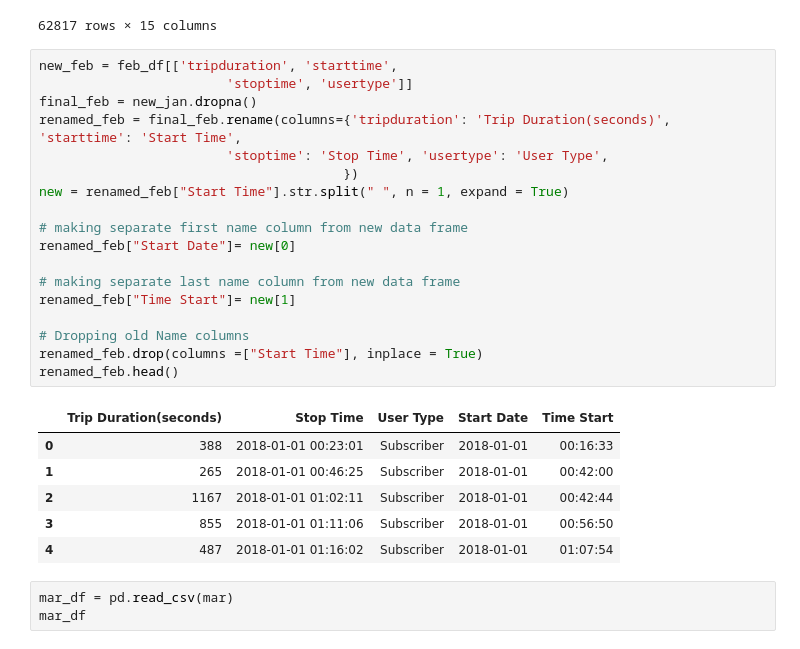
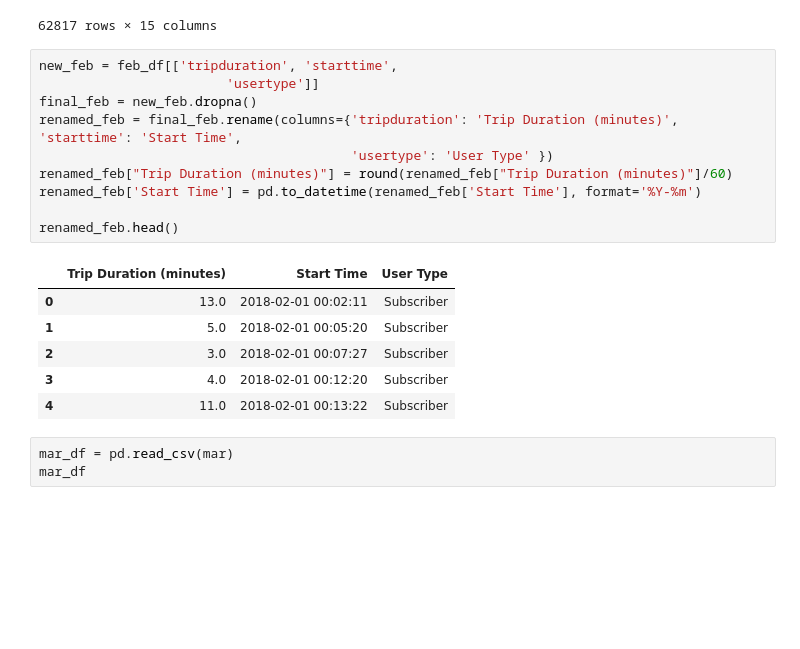
Before and after one commit to uncncsu/project-1, a Jupyter notebook: vp_br/Boston Cleaning Data.ipynb, the cells around one changed output. Drawn from its saved outputs; the diff is of its cells as text; blank space fills up the shorter version.

```diff
--- a/vp_br/Boston Cleaning Data.ipynb
+++ b/vp_br/Boston Cleaning Data.ipynb
@@ -79,29 +76,21 @@ feb_df
 62817 rows × 15 columns
 # %%
 new_feb = feb_df[['tripduration', 'starttime',
-                        'stoptime', 'usertype']]
-final_feb = new_jan.dropna()
-renamed_feb = final_feb.rename(columns={'tripduration': 'Trip Duration(seconds)', 'starttime': 'Start Time',
-                        'stoptime': 'Stop Time', 'usertype': 'User Type',
-                                       })
-new = renamed_feb["Start Time"].str.split(" ", n = 1, expand = True)
+                        'usertype']]
+final_feb = new_feb.dropna()
+renamed_feb = final_feb.rename(columns={'tripduration': 'Trip Duration (minutes)', 'starttime': 'Start Time',
+                                        'usertype': 'User Type' })
+renamed_feb["Trip Duration (minutes)"] = round(renamed_feb["Trip Duration (minutes)"]/60)
+renamed_feb['Start Time'] = pd.to_datetime(renamed_feb['Start Time'], format='%Y-%m')
 
-# making separate first name column from new data frame
-renamed_feb["Start Date"]= new[0]
-
-# making separate last name column from new data frame
-renamed_feb["Time Start"]= new[1]
-
-# Dropping old Name columns
-renamed_feb.drop(columns =["Start Time"], inplace = True)
 renamed_feb.head()
 # %% [output]
-|  | Trip Duration(seconds) | Stop Time | User Type | Start Date | Time Start |
-| 0 | 388 | 2018-01-01 00:23:01 | Subscriber | 2018-01-01 | 00:16:33 |
-| 1 | 265 | 2018-01-01 00:46:25 | Subscriber | 2018-01-01 | 00:42:00 |
-| 2 | 1167 | 2018-01-01 01:02:11 | Subscriber | 2018-01-01 | 00:42:44 |
-| 3 | 855 | 2018-01-01 01:11:06 | Subscriber | 2018-01-01 | 00:56:50 |
-| 4 | 487 | 2018-01-01 01:16:02 | Subscriber | 2018-01-01 | 01:07:54 |
+|  | Trip Duration (minutes) | Start Time | User Type |
+| 0 | 13.0 | 2018-02-01 00:02:11 | Subscriber |
+| 1 | 5.0 | 2018-02-01 00:05:20 | Subscriber |
+| 2 | 3.0 | 2018-02-01 00:07:27 | Subscriber |
+| 3 | 4.0 | 2018-02-01 00:12:20 | Subscriber |
+| 4 | 11.0 | 2018-02-01 00:13:22 | Subscriber |
 # %%
 mar_df = pd.read_csv(mar)
 mar_df
```
Also changed, not shown: parts of 13 cells of this notebook, 1 other file.
